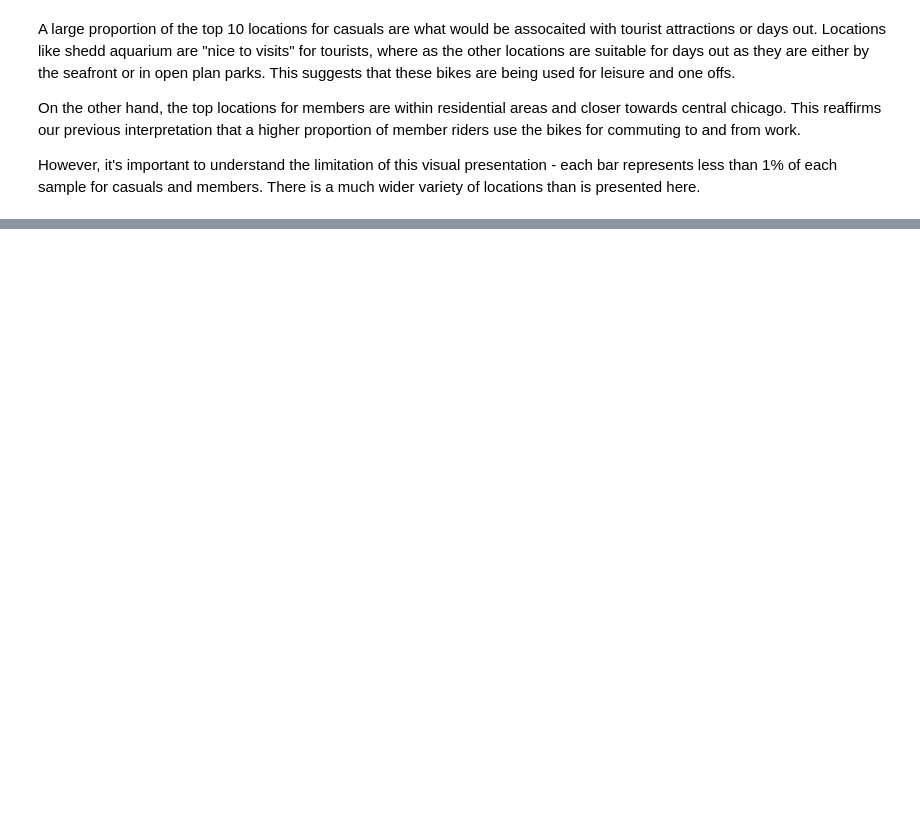
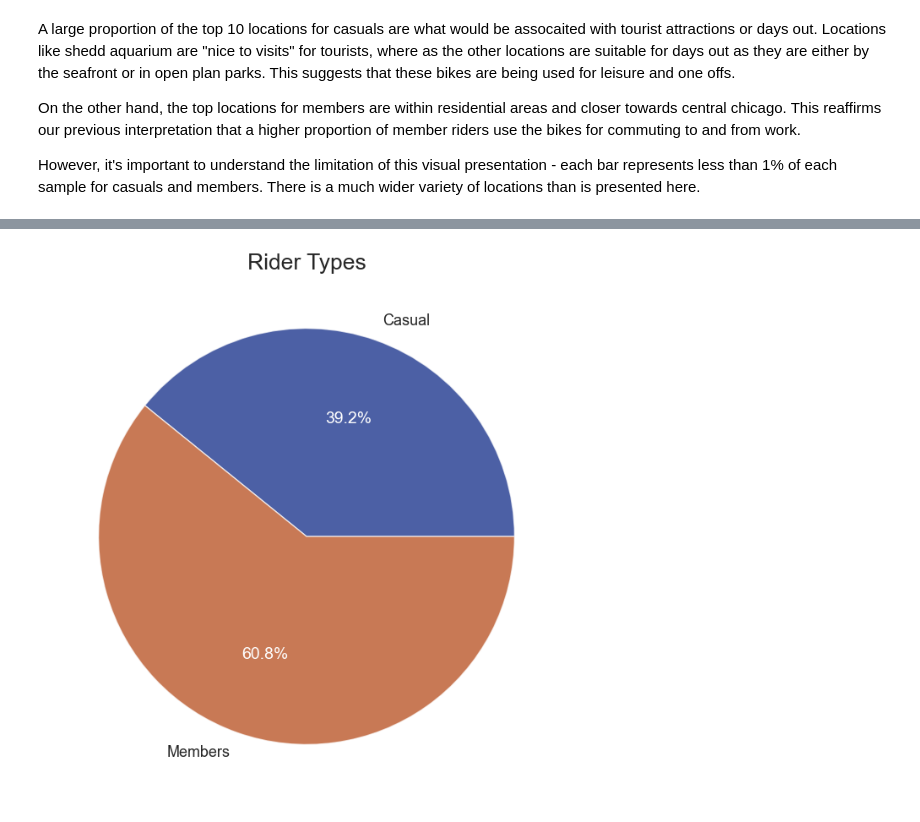
Before and after one commit to dydev012/capstone_cyclistic, a Jupyter notebook: analyze.ipynb, the cells around one changed output, grey strips where cells are left out. Saved outputs shown, nothing was run; the diff lists cells and outputs as text; code cells hidden in the pictures; blank space fills up the shorter version.

```diff
--- a/analyze.ipynb
+++ b/analyze.ipynb
@@ -421,11 +369,17 @@ memberPct = (
     .to_list()
 )
 plt.figure(figsize=(40, 8))
-plt.title(label="Bike Types for Casuals", fontdict={"fontsize": 19})
-g = plt.pie(
+plt.title(label="Bike Types for Members", fontdict={"fontsize": 19})
+_, _, autotexts = plt.pie(
     memberPct,
     labels=["Classic Bike", "Electric Bike"],
     colors=[DP[0], DP[2]],
     textprops={"fontsize": 13},
+    explode=[0.01, 0.01],
+    autopct="%.1f%%",
+    wedgeprops={"alpha": 0.7},
 )
+for autotext in autotexts:
+    autotext.set_color("white")
+    autotext.set_fontsize(14)
 # %% [output]
@@ -432,0 +391,22 @@ g = plt.pie(
+# %%
+# TODO: ANIMATE BY MONTH
+
+typeProportion = (
+    df["member_casual"].value_counts(normalize=True).mul(100).sort_index().to_list()
+)
+
+plt.figure(figsize=(40, 8))
+plt.title(label="Rider Types", fontdict={"fontsize": 19})
+_, _, autotexts = plt.pie(
+    typeProportion,
+    labels=["Casual", "Members"],
+    colors=[DP[0], DP[1]],
+    textprops={"fontsize": 13},
+    autopct="%.1f%%",
+    wedgeprops={"alpha": 0.7},
+)
+for autotext in autotexts:
+    autotext.set_color("white")
+    autotext.set_fontsize(14)
+# %% [output]
+[figure, added]
```
Also changed, not shown: parts of 11 cells of this notebook, 4 other files.
